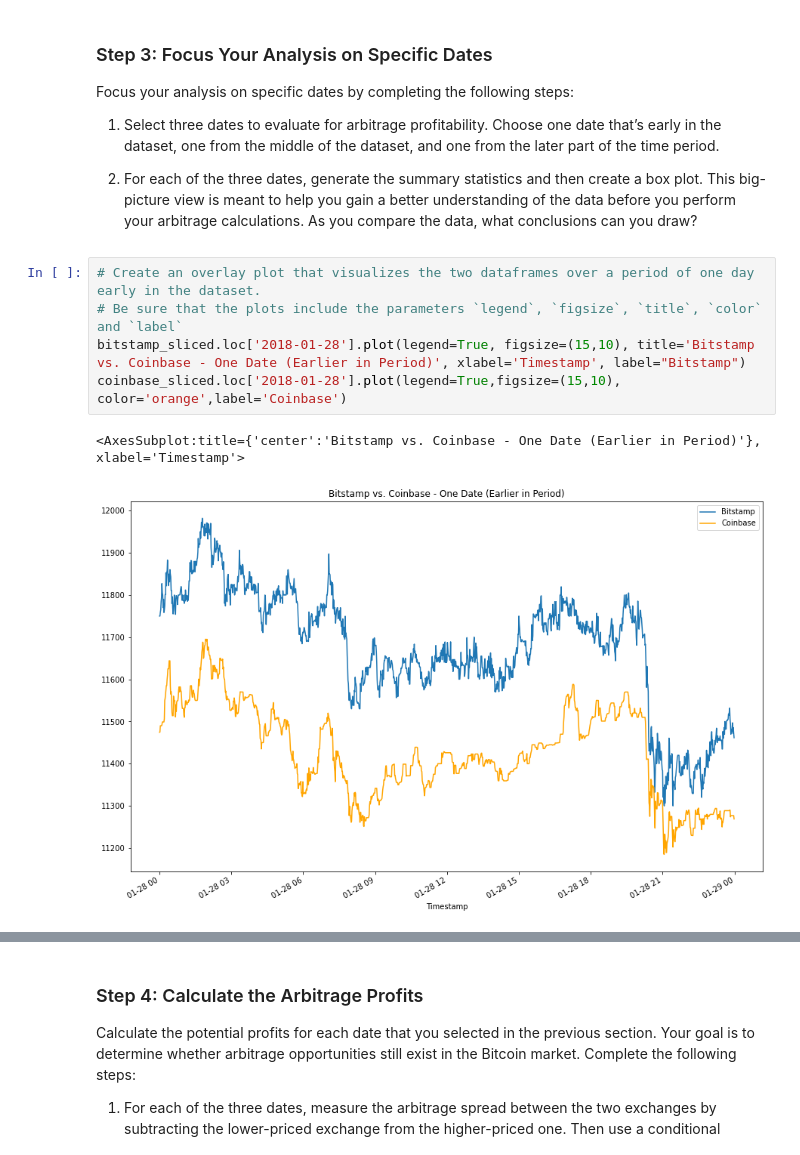
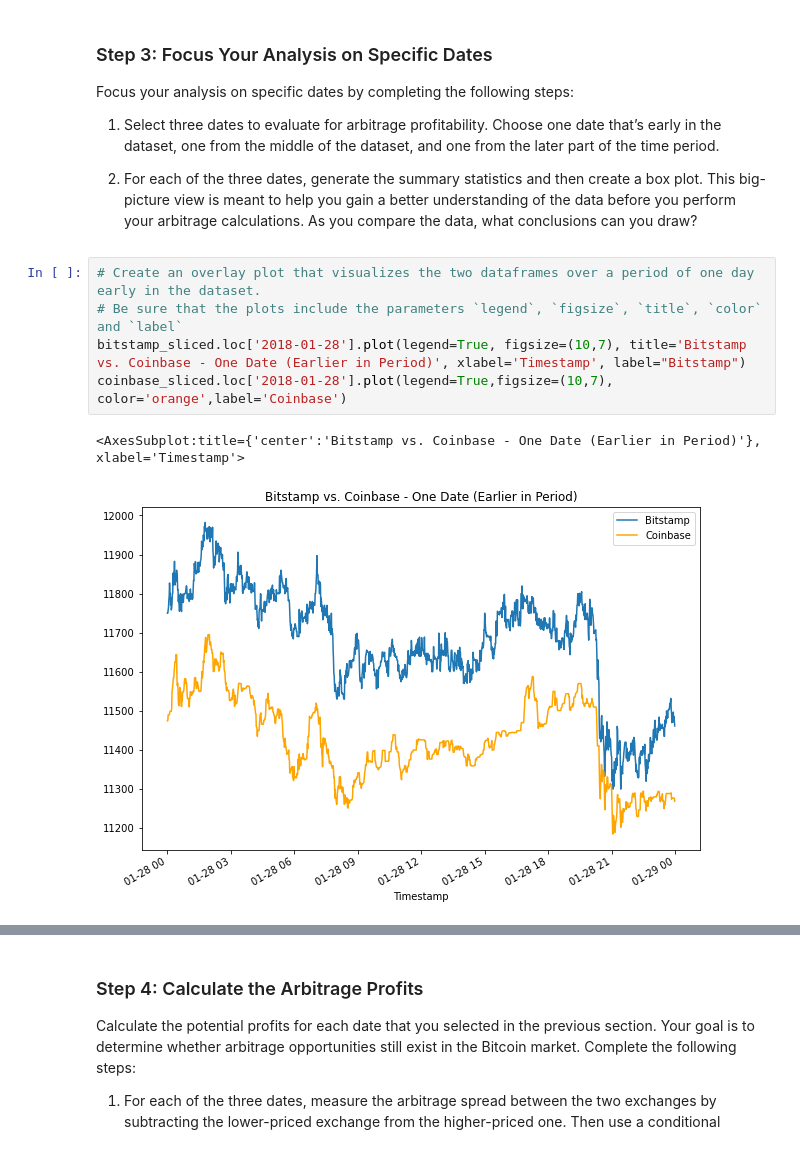
Before and after one commit to douglasg-fintec/Cryptocurrency_Arbitrage, a Jupyter notebook: crypto_arbitrage.ipynb, the cells around one changed output, grey strips where cells are left out. Drawn from its saved outputs; the diff is of its cells as text.

```diff
--- a/crypto_arbitrage.ipynb
+++ b/crypto_arbitrage.ipynb
@@ -443,11 +443,11 @@ Focus your analysis on specific dates by completing the following steps:
 # %%
 # Create an overlay plot that visualizes the two dataframes over a period of one day early in the dataset.
 # Be sure that the plots include the parameters `legend`, `figsize`, `title`, `color` and `label`
-bitstamp_sliced.loc['2018-01-28'].plot(legend=True, figsize=(15,10), title='Bitstamp vs. Coinbase - One Date (Earlier in Period)', xlabel='Timestamp', label="Bitstamp")
-coinbase_sliced.loc['2018-01-28'].plot(legend=True,figsize=(15,10), color='orange',label='Coinbase')
+bitstamp_sliced.loc['2018-01-28'].plot(legend=True, figsize=(10,7), title='Bitstamp vs. Coinbase - One Date (Earlier in Period)', xlabel='Timestamp', label="Bitstamp")
+coinbase_sliced.loc['2018-01-28'].plot(legend=True,figsize=(10,7), color='orange',label='Coinbase')
 # %% [output]
 <AxesSubplot:title={'center':'Bitstamp vs. Coinbase - One Date (Earlier in Period)'}, xlabel='Timestamp'>
-[figure, old version]
+[figure, new version]
 # %%
 # Using the early date that you have selected, calculate the arbitrage spread
 # by subtracting the bitstamp lower closing prices from the coinbase higher closing prices
```
Also changed, not shown: parts of 27 cells of this notebook.
